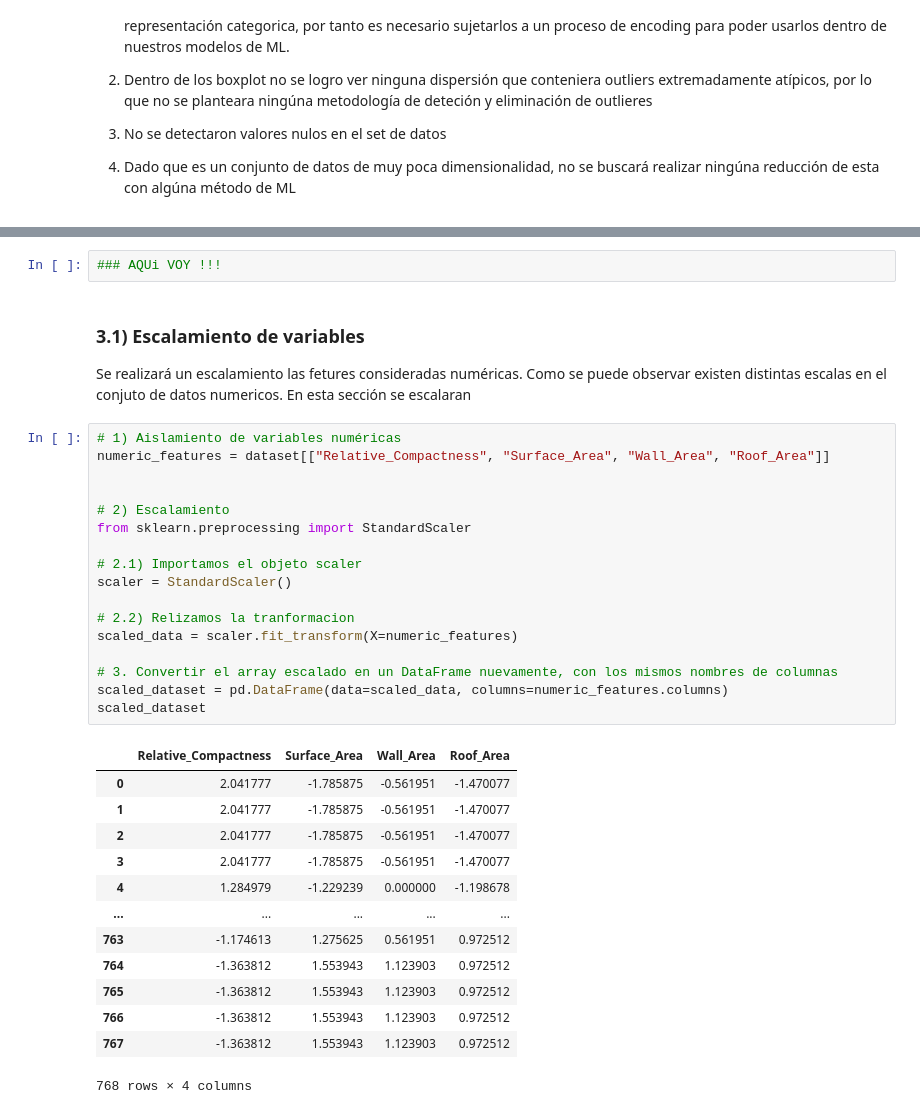
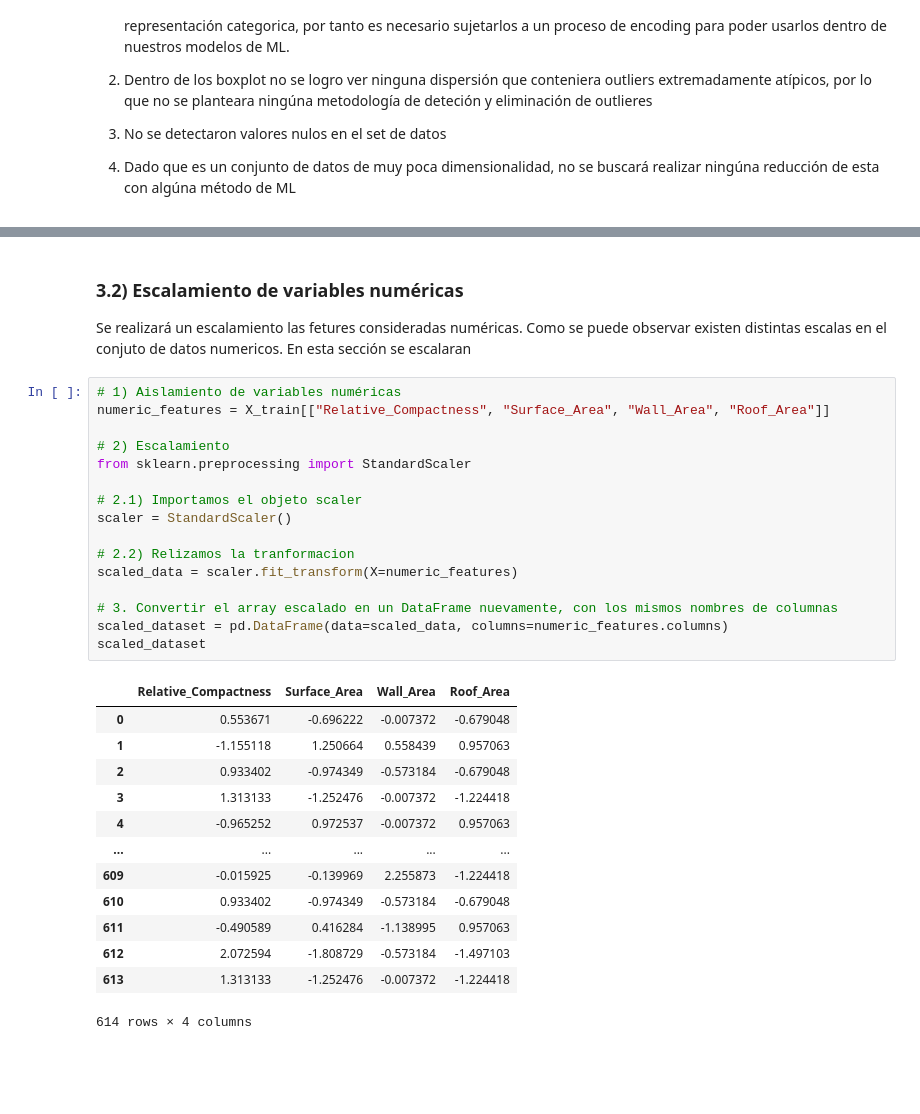
Before and after one commit to jmanuelc87/machine-learning-operations, a Jupyter notebook: mlops/notebooks/Experimental ML Process.ipynb, the cells around one changed output, grey strips where cells are left out. Cells and saved outputs as stored; diff of their text form; blank space fills up the shorter version.

```diff
--- a/mlops/notebooks/Experimental ML Process.ipynb
+++ b/mlops/notebooks/Experimental ML Process.ipynb
@@ -276,36 +278,33 @@ X_train.head(n=5)
-# %%
-### AQUi VOY !!!
 # %% [markdown]
-### 3.1) Escalamiento de variables
+### 3.2) Escalamiento de variables  numéricas
 Se realizará un escalamiento las fetures consideradas numéricas. Como se puede observar existen distintas escalas en el conjuto de datos numericos. En esta sección se escalaran
 # %%
 # 1) Aislamiento de variables numéricas
-numeric_features = dataset[["Relative_Compactness", "Surface_Area", "Wall_Area", "Roof_Area"]]
-
+numeric_features = X_train[["Relative_Compactness", "Surface_Area", "Wall_Area", "Roof_Area"]]
 
 # 2) Escalamiento
 from sklearn.preprocessing import StandardScaler
 
 # 2.1) Importamos el objeto scaler
 scaler = StandardScaler()
 
 # 2.2) Relizamos la tranformacion
 scaled_data = scaler.fit_transform(X=numeric_features)
 
 # 3. Convertir el array escalado en un DataFrame nuevamente, con los mismos nombres de columnas
 scaled_dataset = pd.DataFrame(data=scaled_data, columns=numeric_features.columns)
 scaled_dataset
 # %% [output]
 |  | Relative_Compactness | Surface_Area | Wall_Area | Roof_Area |
-| 0 | 2.041777 | -1.785875 | -0.561951 | -1.470077 |
-| 1 | 2.041777 | -1.785875 | -0.561951 | -1.470077 |
-| 2 | 2.041777 | -1.785875 | -0.561951 | -1.470077 |
-| 3 | 2.041777 | -1.785875 | -0.561951 | -1.470077 |
-| 4 | 1.284979 | -1.229239 | 0.000000 | -1.198678 |
+| 0 | 0.553671 | -0.696222 | -0.007372 | -0.679048 |
+| 1 | -1.155118 | 1.250664 | 0.558439 | 0.957063 |
+| 2 | 0.933402 | -0.974349 | -0.573184 | -0.679048 |
+| 3 | 1.313133 | -1.252476 | -0.007372 | -1.224418 |
+| 4 | -0.965252 | 0.972537 | -0.007372 | 0.957063 |
 | ... | ... | ... | ... | ... |
-| 763 | -1.174613 | 1.275625 | 0.561951 | 0.972512 |
-| 764 | -1.363812 | 1.553943 | 1.123903 | 0.972512 |
-| 765 | -1.363812 | 1.553943 | 1.123903 | 0.972512 |
-| 766 | -1.363812 | 1.553943 | 1.123903 | 0.972512 |
-| 767 | -1.363812 | 1.553943 | 1.123903 | 0.972512 |
+| 609 | -0.015925 | -0.139969 | 2.255873 | -1.224418 |
+| 610 | 0.933402 | -0.974349 | -0.573184 | -0.679048 |
+| 611 | -0.490589 | 0.416284 | -1.138995 | 0.957063 |
+| 612 | 2.072594 | -1.808729 | -0.573184 | -1.497103 |
+| 613 | 1.313133 | -1.252476 | -0.007372 | -1.224418 |
-768 rows × 4 columns
+614 rows × 4 columns
```
Also changed, not shown: parts of 18 cells of this notebook.
